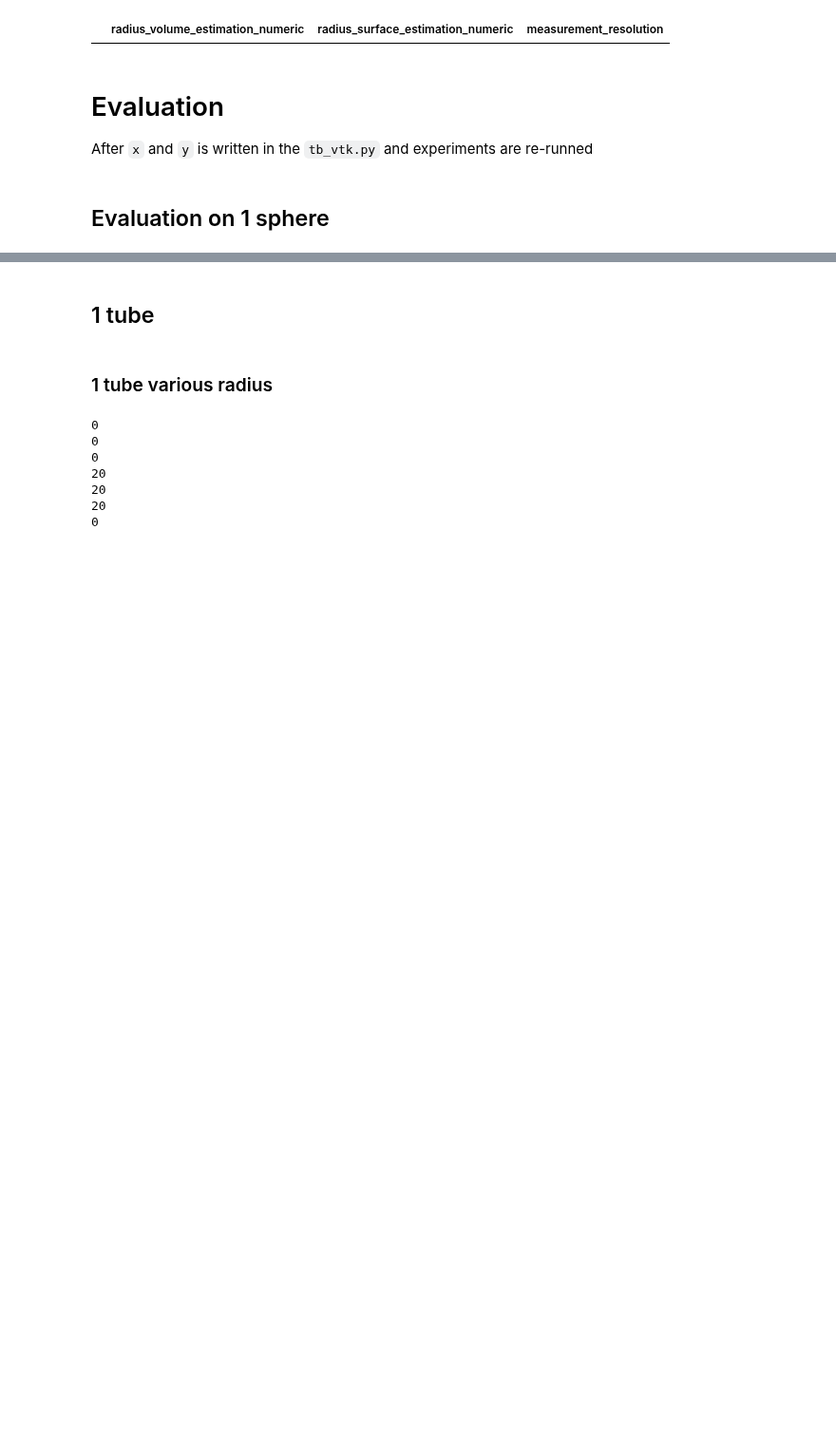
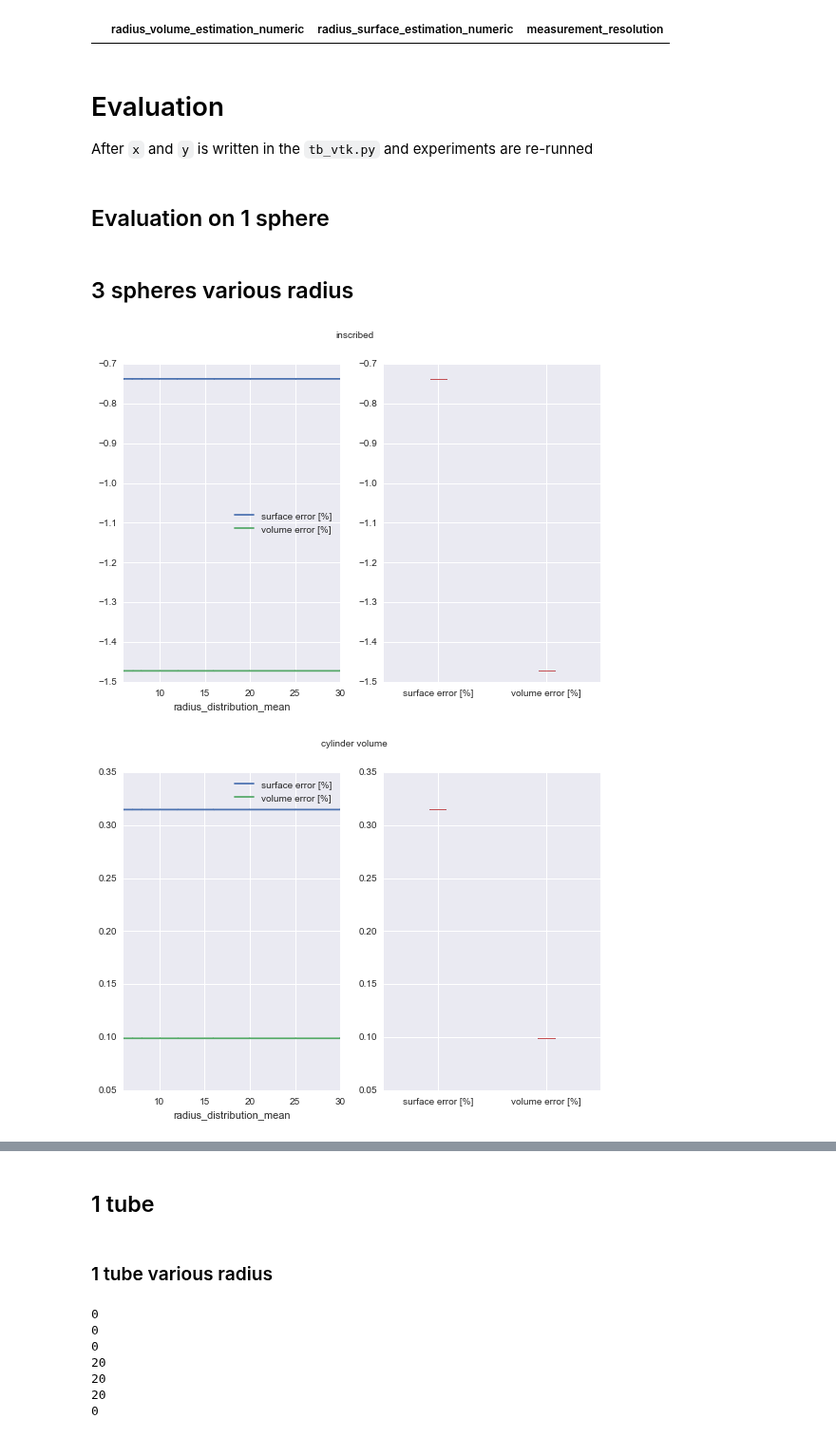
Before and after one commit to mjirik/teigen, a Jupyter notebook: examples/measured_compensation_factor.ipynb, the cells around one changed output, grey strips where cells are left out. Shown at 95% size. Saved outputs shown, nothing was run; the diff lists cells and outputs as text; code cells hidden in the pictures; blank space fills up the shorter version.

Commit message:
1 cylinder experiment

```diff
--- a/examples/measured_compensation_factor.ipynb
+++ b/examples/measured_compensation_factor.ipynb
@@ -251,3 +251,23 @@ for radius_method in [
         df["output note"] == "compensation method 1 sphere " + radius_method
     ]
     dfsp = show_error(dfs)
+# %% [markdown]
+## 3 spheres various radius
+# %%
+run_label = "compensation method 3 spheres various radius "
+for radius_method in [
+    "inscribed", "circumscribed",
+    "average",
+    "cylinder volume",
+    "cylinder surface",
+    "cylinder volume + sphere compensation",
+    "cylinder surface + sphere compensation",
+]:
+
+    dfs = df[
+        df["output note"] == run_label + radius_method
+    ]
+    dfsp = show_error(dfs, x_key="radius_distribution_mean")
+# %% [output]
+[figure, added]
+[figure, added]
```
Also changed, not shown: parts of 4 cells of this notebook.
